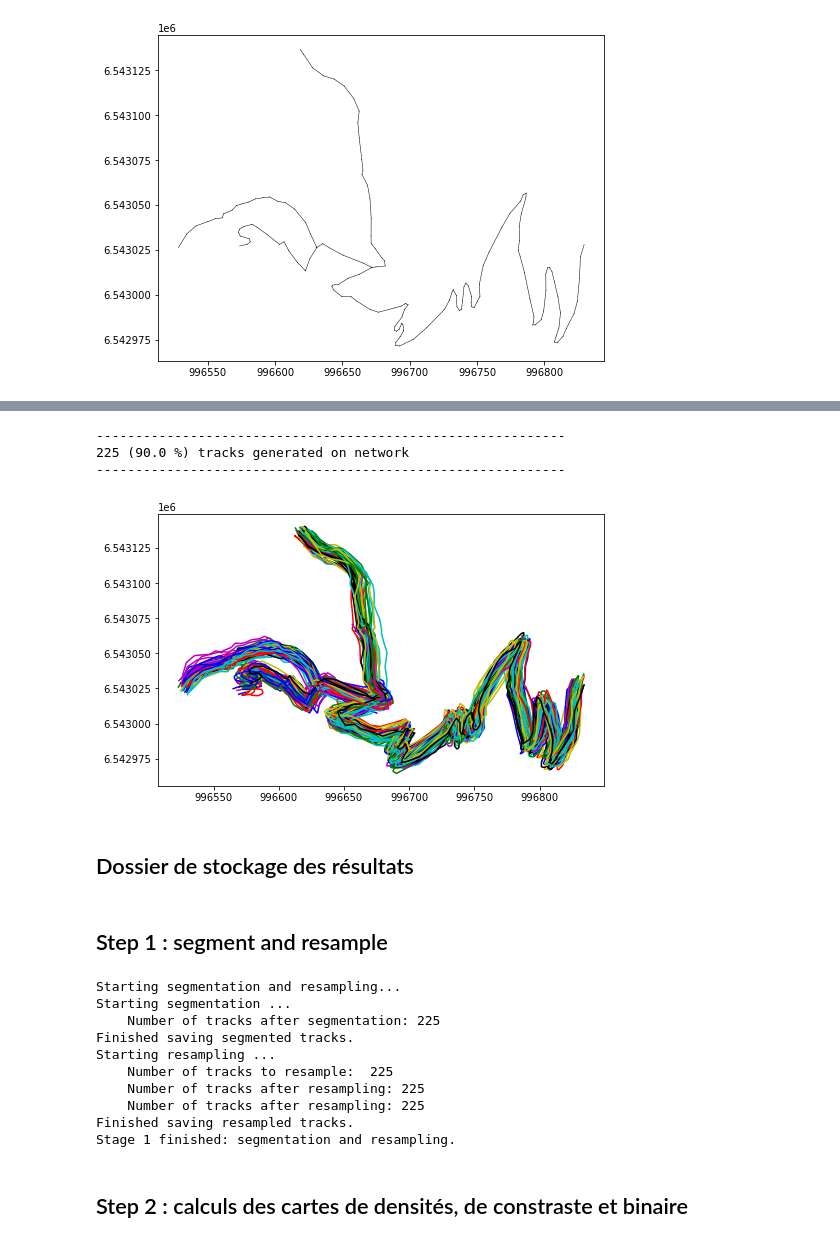
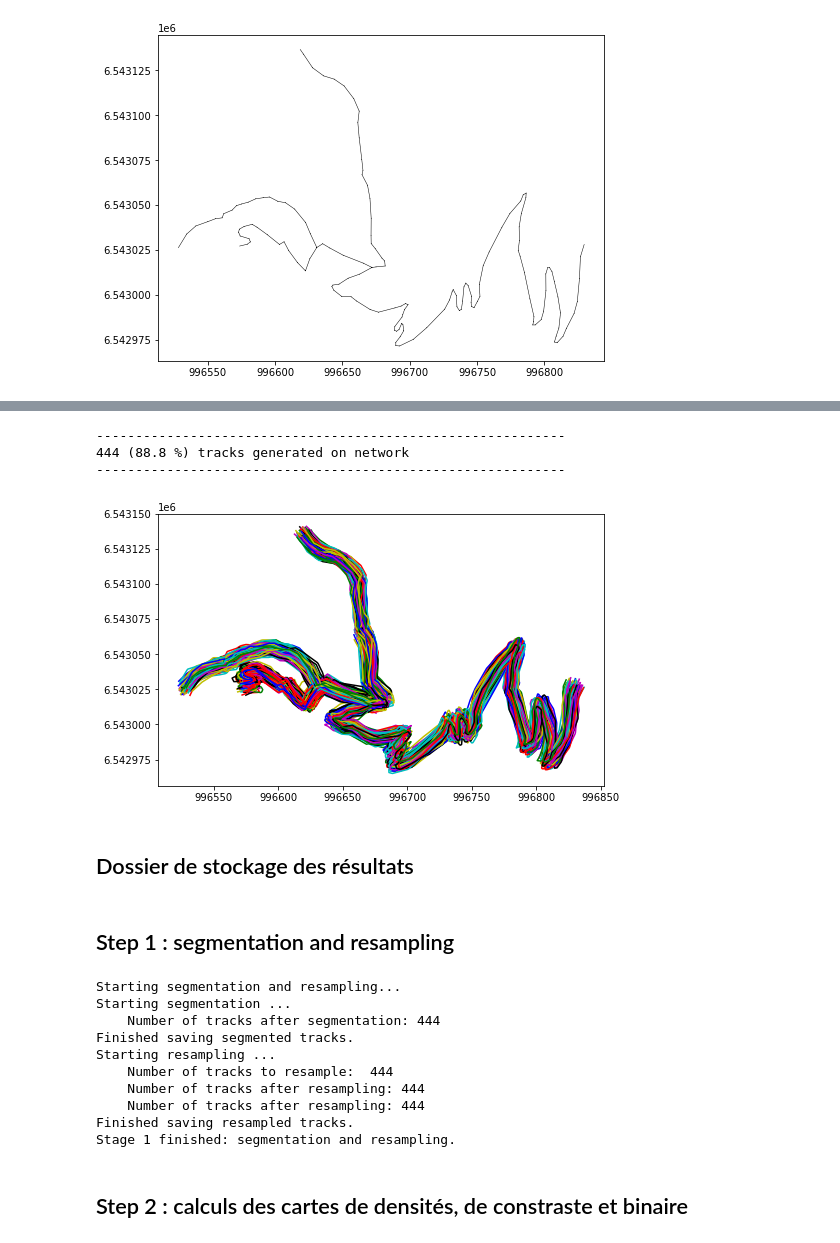
Before and after one commit to umrlastig/Footprint2graph-pipeline, a Jupyter notebook: doc/source/examples/Simulated-Traj_Example.ipynb, the cells around one changed output, grey strips where cells are left out. Saved outputs shown, nothing was run; the diff lists cells and outputs as text; code cells hidden in the pictures.

```diff
--- a/doc/source/examples/Simulated-Traj_Example.ipynb
+++ b/doc/source/examples/Simulated-Traj_Example.ipynb
@@ -51,11 +54,12 @@ Number of edges= 7
 Number of nodes= 8
 [figure]
 # %%
+tkl.stochastics.seed(333)
 #
-noiser = tkl.NoiseProcess(amps=3, kernels=tkl.ExponentialKernel(100))
+noiser = tkl.NoiseProcess(amps=2.5, kernels=tkl.ExponentialKernel(80))
 
 # generate simulated trajectories from the network
-collection = tkl.generateTracksOnNetwork(network, N=250, p_round_trip=0.05, p_cplx_trip=0.10, resolution=1, noiser=noiser)
+collection = tkl.generateTracksOnNetwork(network, N=500, p_round_trip=0.05, p_cplx_trip=0.10, resolution=1, noiser=noiser)
 
 # add 3 attributes
 for idx, track in enumerate(collection):
@@ -70,7 +74,7 @@ collection.plot(append=plt)
 ------------------------------------------------------------
-225 (90.0 %) tracks generated on network
+444 (88.8 %) tracks generated on network
 ------------------------------------------------------------
-[figure, old version]
+[figure, new version]
 # %% [markdown]
 ## Dossier de stockage des résultats
 # %%
@@ -92,7 +96,7 @@ for filename in os.listdir(RESPATH):
 # Création des répertoires
 setupenv(RESPATH)
 # %% [markdown]
-## Step 1 : segment and resample
+## Step 1 : segmentation and resampling
 # %%
 from ofnp import segmentation_resample
 
@@ -122,12 +126,12 @@ segmentation_resample(RESPATH, collection, fmt, NB_OBS_MIN, DIST_MAX_2OBS,
 # %% [output]
 Starting segmentation and resampling...
 Starting segmentation ...
-    Number of tracks after segmentation: 225
+    Number of tracks after segmentation: 444
 Finished saving segmented tracks.
 Starting resampling ...
-    Number of tracks to resample:  225
-    Number of tracks after resampling: 225
-    Number of tracks after resampling: 225
+    Number of tracks to resample:  444
+    Number of tracks after resampling: 444
+    Number of tracks after resampling: 444
 Finished saving resampled tracks.
 Stage 1 finished: segmentation and resampling.
 # %% [markdown]
```
Also changed, not shown: parts of 17 cells of this notebook, 1 other file.
